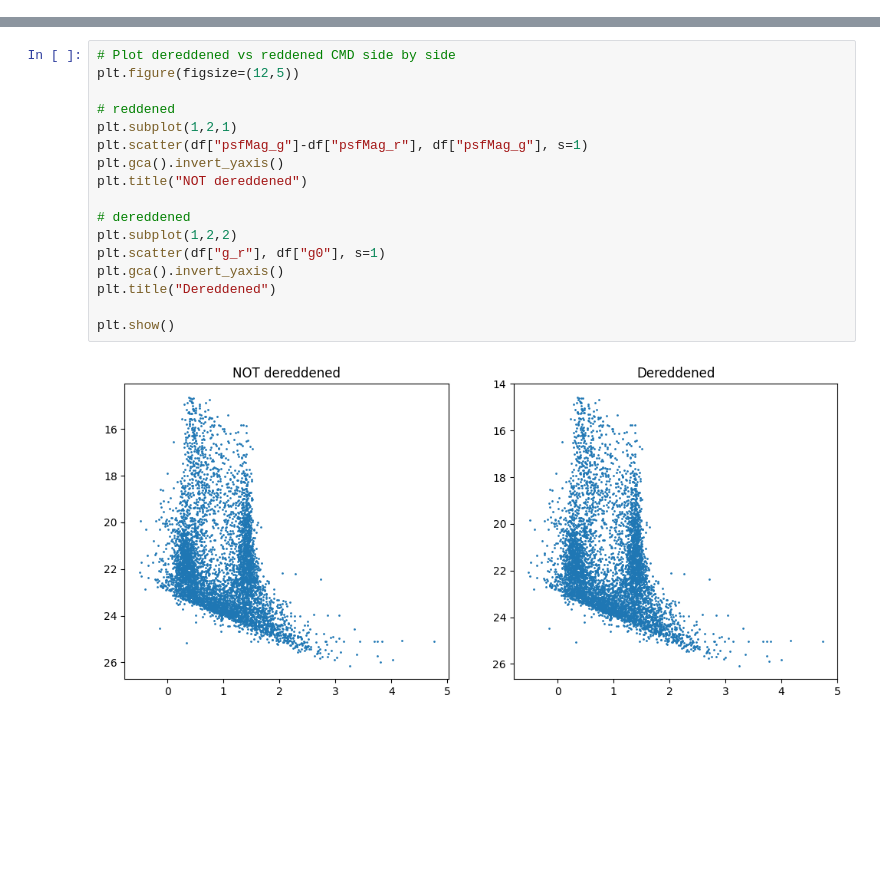
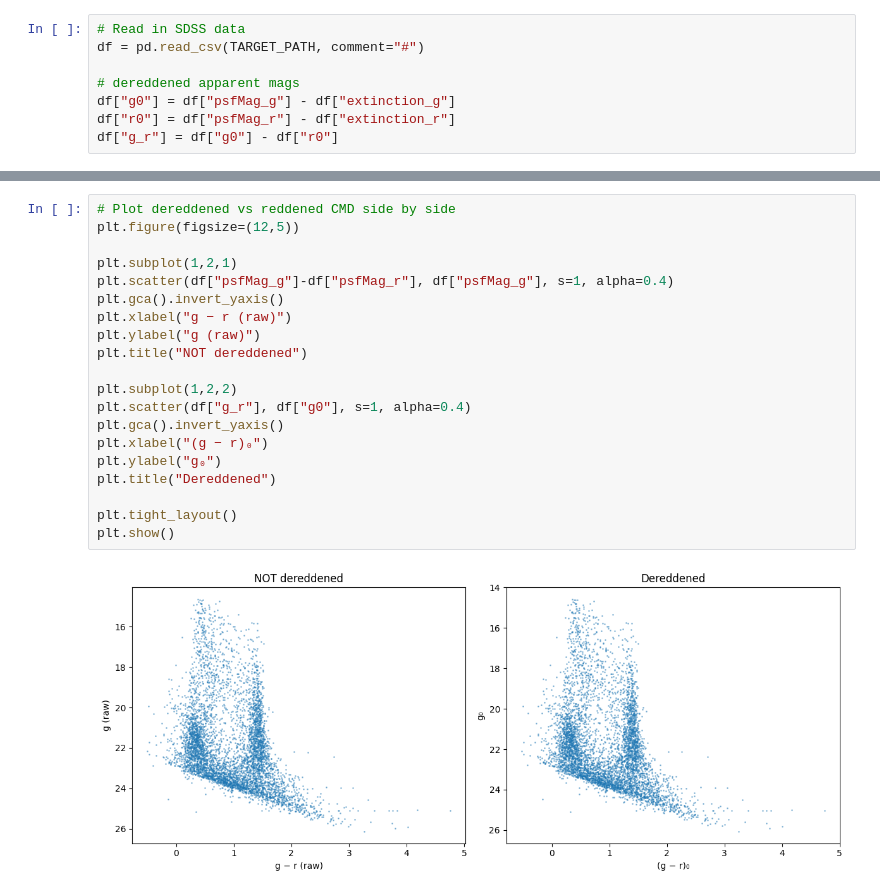
Before and after one commit to zangston/ASTR-5140, a Jupyter notebook: project2/Project2.ipynb, the cells around one changed output, grey strips where cells are left out. Drawn from its saved outputs; the diff is of its cells as text; blank space fills up the shorter version.

```diff
--- a/project2/Project2.ipynb
+++ b/project2/Project2.ipynb
@@ -18 +38,9 @@ df = load_sdss_csv("sdss_data/fields/sdss_target.csv")
+# %%
+# Read in SDSS data
+df = pd.read_csv(TARGET_PATH, comment="#")
+
+# dereddened apparent mags
+df["g0"] = df["psfMag_g"] - df["extinction_g"]
+df["r0"] = df["psfMag_r"] - df["extinction_r"]
+df["g_r"] = df["g0"] - df["r0"]
 # %%
@@ -30,22 +57,25 @@ plt.show()
 # %%
 # Plot dereddened vs reddened CMD side by side
 plt.figure(figsize=(12,5))
 
-# reddened
 plt.subplot(1,2,1)
-plt.scatter(df["psfMag_g"]-df["psfMag_r"], df["psfMag_g"], s=1)
+plt.scatter(df["psfMag_g"]-df["psfMag_r"], df["psfMag_g"], s=1, alpha=0.4)
 plt.gca().invert_yaxis()
+plt.xlabel("g − r (raw)")
+plt.ylabel("g (raw)")
 plt.title("NOT dereddened")
 
-# dereddened
 plt.subplot(1,2,2)
-plt.scatter(df["g_r"], df["g0"], s=1)
+plt.scatter(df["g_r"], df["g0"], s=1, alpha=0.4)
 plt.gca().invert_yaxis()
+plt.xlabel("(g − r)₀")
+plt.ylabel("g₀")
 plt.title("Dereddened")
 
+plt.tight_layout()
 plt.show()
 # %% [output]
-[figure, old version]
+[figure, new version]
 # %%
 
 # --- Distance modulus for d = 33.4 kpc ---
```
Also changed, not shown: parts of 15 cells of this notebook.
